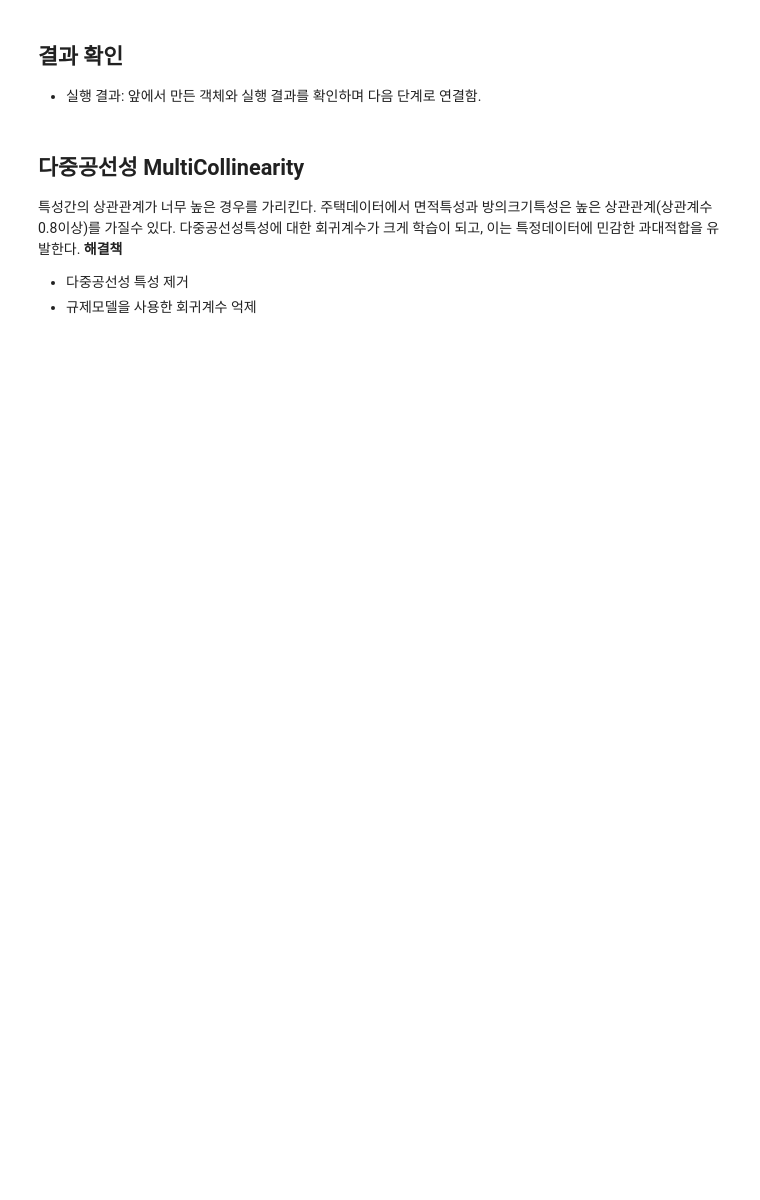
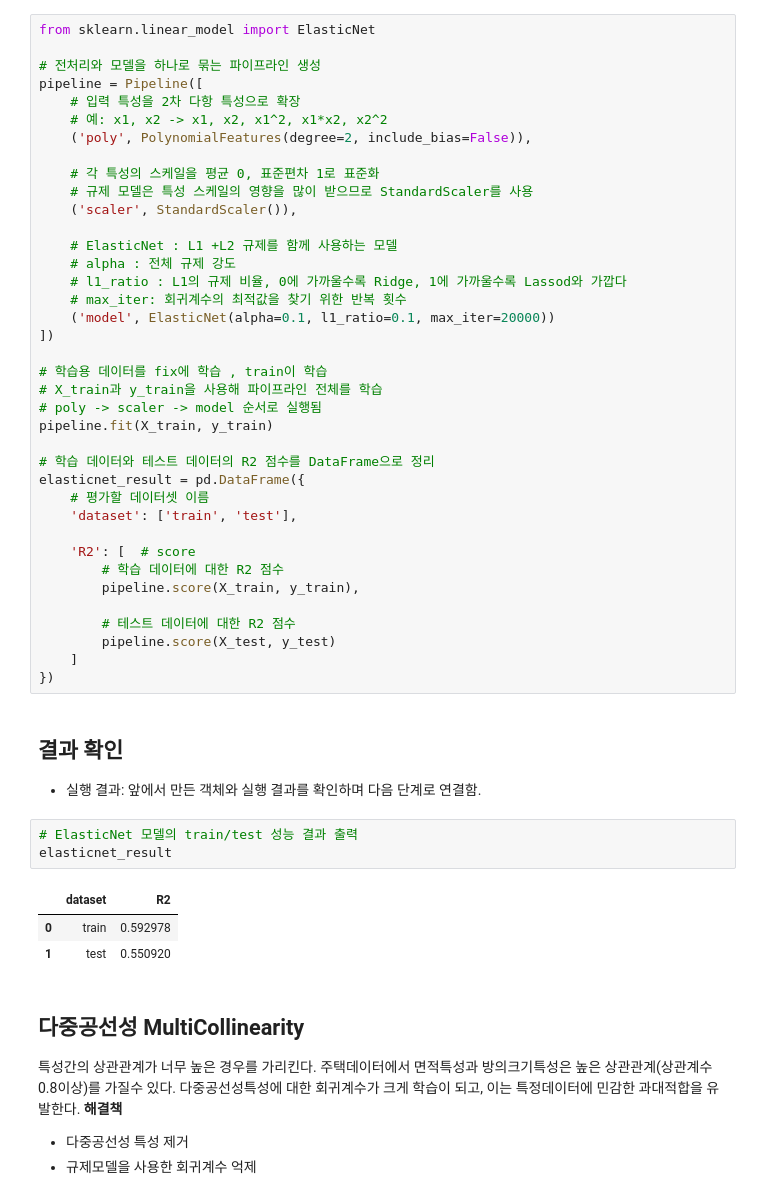
Before and after one commit to RabbitTasteDog-PRO/06_machine_learning, a Jupyter notebook: 02_regression/04_regularized_linear_model.ipynb, the cells around one changed output. Drawn from its saved outputs; the diff is of its cells as text; blank space fills up the shorter version.

Commit message:
-record - ElasticNet 개념 및 예제 업데이트

```diff
--- a/02_regression/04_regularized_linear_model.ipynb
+++ b/02_regression/04_regularized_linear_model.ipynb
@@ -548,10 +617,55 @@ $$J(β) = RSS + α [ λ * ||β||₁ + (1 - λ) * ||β||₂² ]$$
 
 - fit: 훈련 데이터에서 모델 또는 전처리 기준을 학습하는 메서드임.
 - score: 모델의 기본 평가 점수를 계산하는 메서드임.
+# %%
+from sklearn.linear_model import ElasticNet
+
+# 전처리와 모델을 하나로 묶는 파이프라인 생성
+pipeline = Pipeline([
+    # 입력 특성을 2차 다항 특성으로 확장
+    # 예: x1, x2 -> x1, x2, x1^2, x1*x2, x2^2
+    ('poly', PolynomialFeatures(degree=2, include_bias=False)),
+
+    # 각 특성의 스케일을 평균 0, 표준편차 1로 표준화
+    # 규제 모델은 특성 스케일의 영향을 많이 받으므로 StandardScaler를 사용
+    ('scaler', StandardScaler()),
+
+    # ElasticNet : L1 +L2 규제를 함께 사용하는 모델
+    # alpha : 전체 규제 강도
+    # l1_ratio : L1의 규제 비율, 0에 가까울수록 Ridge, 1에 가까울수록 Lassod와 가깝다
+    # max_iter: 회귀계수의 최적값을 찾기 위한 반복 횟수
+    ('model', ElasticNet(alpha=0.1, l1_ratio=0.1, max_iter=20000))
+])
+
+# 학습용 데이터를 fix에 학습 , train이 학습
+# X_train과 y_train을 사용해 파이프라인 전체를 학습
+# poly -> scaler -> model 순서로 실행됨
+pipeline.fit(X_train, y_train)
+
+# 학습 데이터와 테스트 데이터의 R2 점수를 DataFrame으로 정리
+elasticnet_result = pd.DataFrame({
+    # 평가할 데이터셋 이름
+    'dataset': ['train', 'test'],
+
+    'R2': [  # score
+        # 학습 데이터에 대한 R2 점수
+        pipeline.score(X_train, y_train),
+
+        # 테스트 데이터에 대한 R2 점수
+        pipeline.score(X_test, y_test)
+    ]
+})
 # %% [markdown]
 ## 결과 확인
 
 - 실행 결과: 앞에서 만든 객체와 실행 결과를 확인하며 다음 단계로 연결함.
+# %%
+# ElasticNet 모델의 train/test 성능 결과 출력
+elasticnet_result
+# %% [output]
+|  | dataset | R2 |
+| 0 | train | 0.592978 |
+| 1 | test | 0.550920 |
 # %% [markdown]
 ## 다중공선성 MultiCollinearity
 특성간의 상관관계가 너무 높은 경우를 가리킨다.
```
Also changed, not shown: parts of 5 cells of this notebook.
